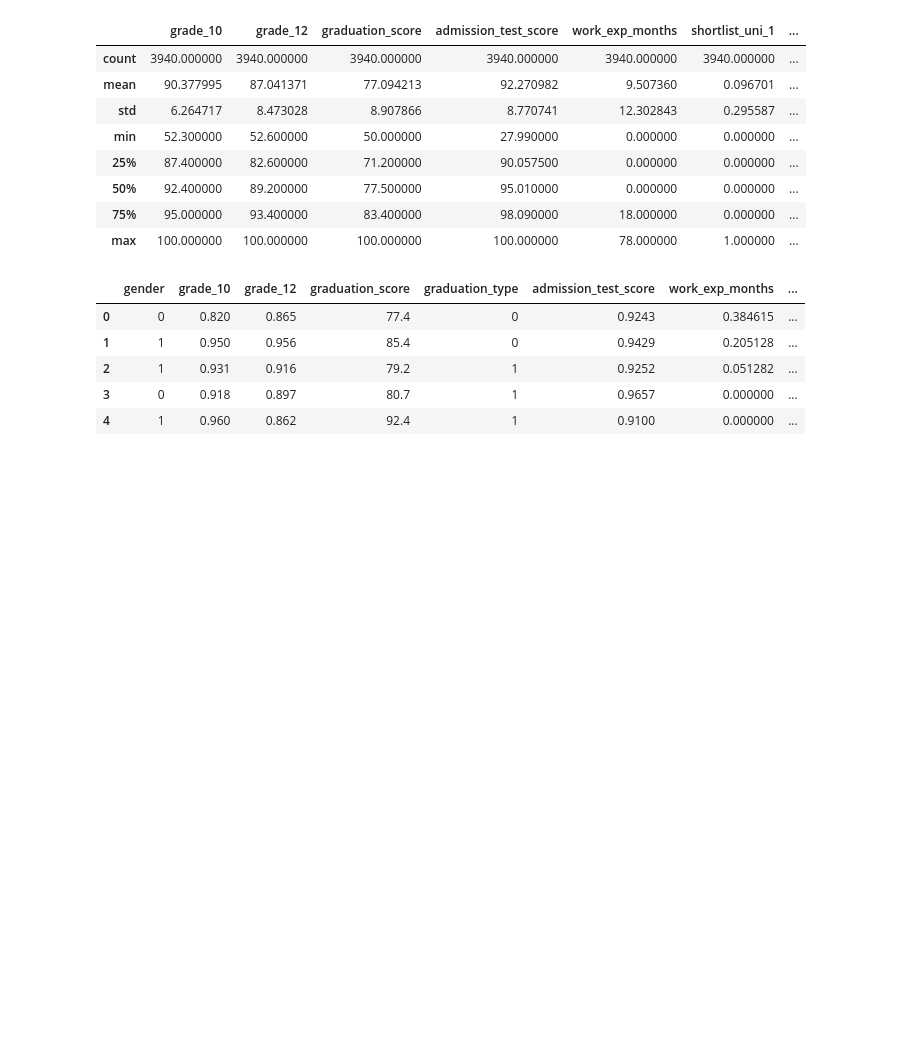
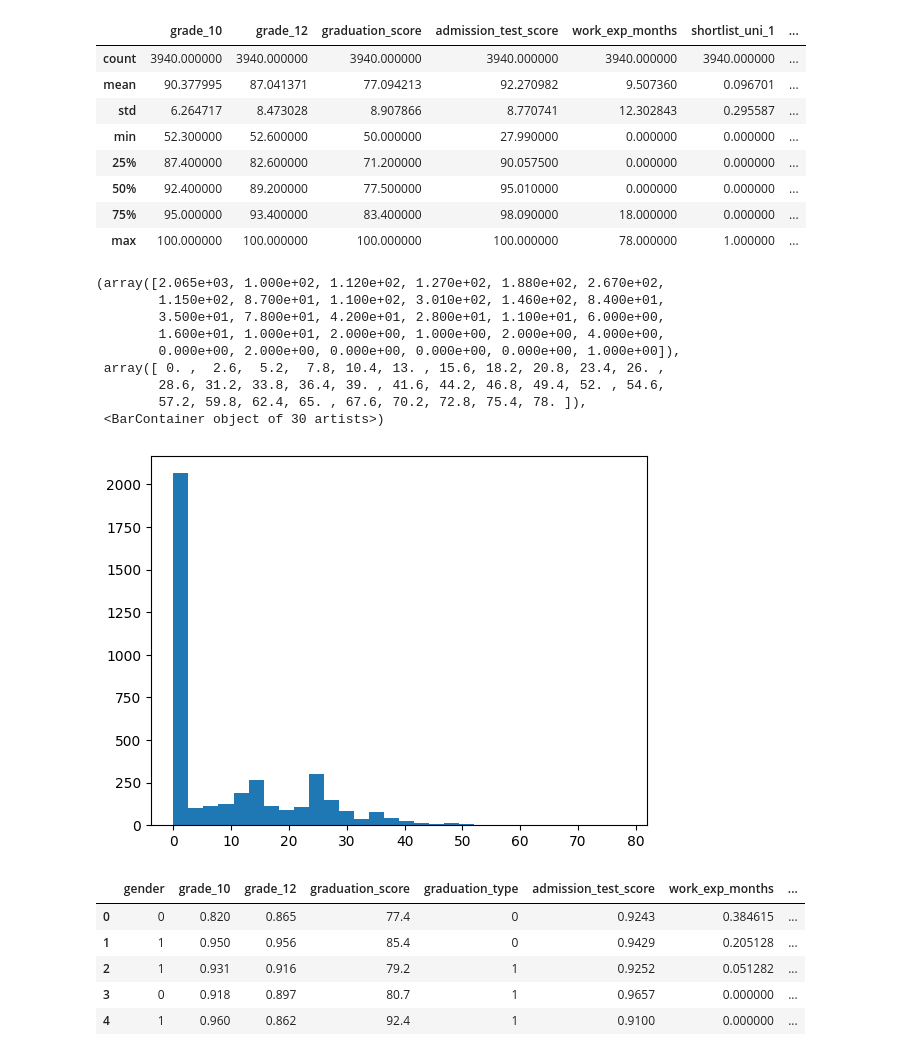
Before and after one commit to ps2122/university_shortlist_prediction_repo, a Jupyter notebook: first_analysis.ipynb, the cells around one changed output. Drawn from its saved outputs; the diff is of its cells as text; code cells hidden in the pictures; blank space fills up the shorter version.

```diff
--- a/first_analysis.ipynb
+++ b/first_analysis.ipynb
@@ -60,3 +89,16 @@ df.describe()
 | 50% | 92.400000 | 89.200000 | 77.500000 | 95.010000 | 0.000000 | 0.000000 | ... |
 | 75% | 95.000000 | 93.400000 | 83.400000 | 98.090000 | 18.000000 | 0.000000 | ... |
 | max | 100.000000 | 100.000000 | 100.000000 | 100.000000 | 78.000000 | 1.000000 | ... |
+# %%
+plt.hist(df.work_exp_months, bins = 30)
+# %% [output]
+(array([2.065e+03, 1.000e+02, 1.120e+02, 1.270e+02, 1.880e+02, 2.670e+02,
+        1.150e+02, 8.700e+01, 1.100e+02, 3.010e+02, 1.460e+02, 8.400e+01,
+        3.500e+01, 7.800e+01, 4.200e+01, 2.800e+01, 1.100e+01, 6.000e+00,
+        1.600e+01, 1.000e+01, 2.000e+00, 1.000e+00, 2.000e+00, 4.000e+00,
+        0.000e+00, 2.000e+00, 0.000e+00, 0.000e+00, 0.000e+00, 1.000e+00]),
+ array([ 0. ,  2.6,  5.2,  7.8, 10.4, 13. , 15.6, 18.2, 20.8, 23.4, 26. ,
+        28.6, 31.2, 33.8, 36.4, 39. , 41.6, 44.2, 46.8, 49.4, 52. , 54.6,
+        57.2, 59.8, 62.4, 65. , 67.6, 70.2, 72.8, 75.4, 78. ]),
+ <BarContainer object of 30 artists>)
+[figure, added]
```
Also changed, not shown: parts of 6 cells of this notebook.
